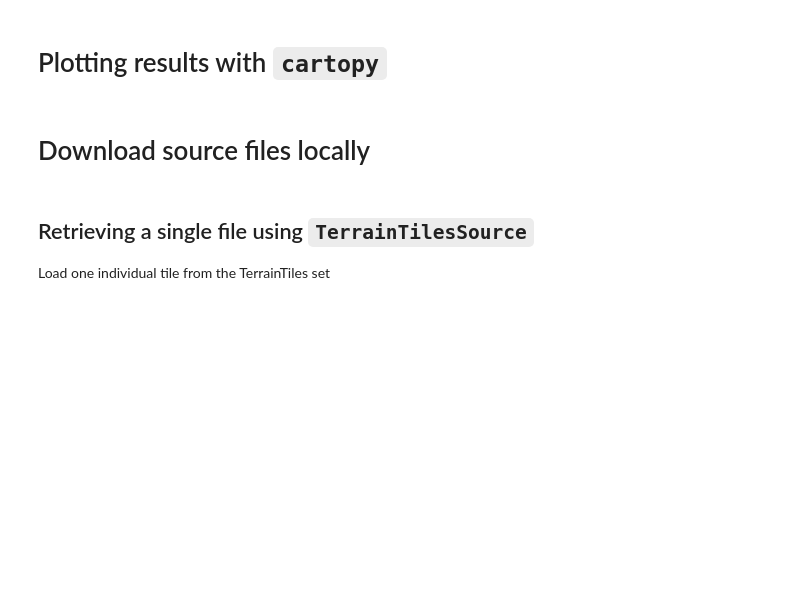
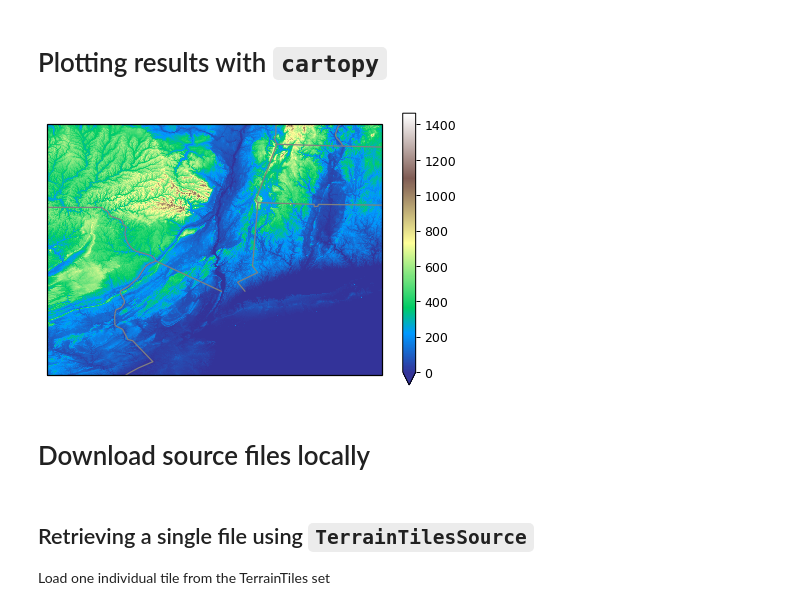
Before and after one commit to creare-com/podpac-examples, a Jupyter notebook: notebooks/5-datalib/terrtain-tiles.ipynb, the cells around one changed output. Drawn from its saved outputs; the diff is of its cells as text; code cells hidden in the pictures; blank space fills up the shorter version.

```diff
--- a/notebooks/5-datalib/terrtain-tiles.ipynb
+++ b/notebooks/5-datalib/terrtain-tiles.ipynb
@@ -91,27 +92,29 @@ pass
 # %%
 # plot with state boundaries data
 import cartopy.crs as ccrs
 import cartopy.feature as cfeature
 
 # create the figure
 fig = plt.figure(dpi=90)
 ax = fig.add_subplot(1, 1, 1, projection=ccrs.PlateCarree())
 
 # set bounds using output
 lat_bounds = [o['lat'].min(), o['lat'].max()]
 lon_bounds = [o['lon'].min(), o['lon'].max()]
 ax.set_extent([lon_bounds[0], lon_bounds[1], lat_bounds[0], lat_bounds[1]], crs=ccrs.PlateCarree())
 
 # ax.add_feature(rivers, edgecolor='red', linewidth=2)
 states_provinces = cfeature.NaturalEarthFeature(
     category='cultural',
     name='admin_1_states_provinces_lines',
     scale='50m',
     facecolor='none')
 ax.add_feature(states_provinces, edgecolor='gray')
 
-o.plot()
+o.plot(vmin=0, cmap='terrain')
 pass
+# %% [output]
+[figure, added]
 # %% [markdown]
 # Download source files locally
 # %%
```
Also changed, not shown: parts of 4 cells of this notebook, 33 other files.
